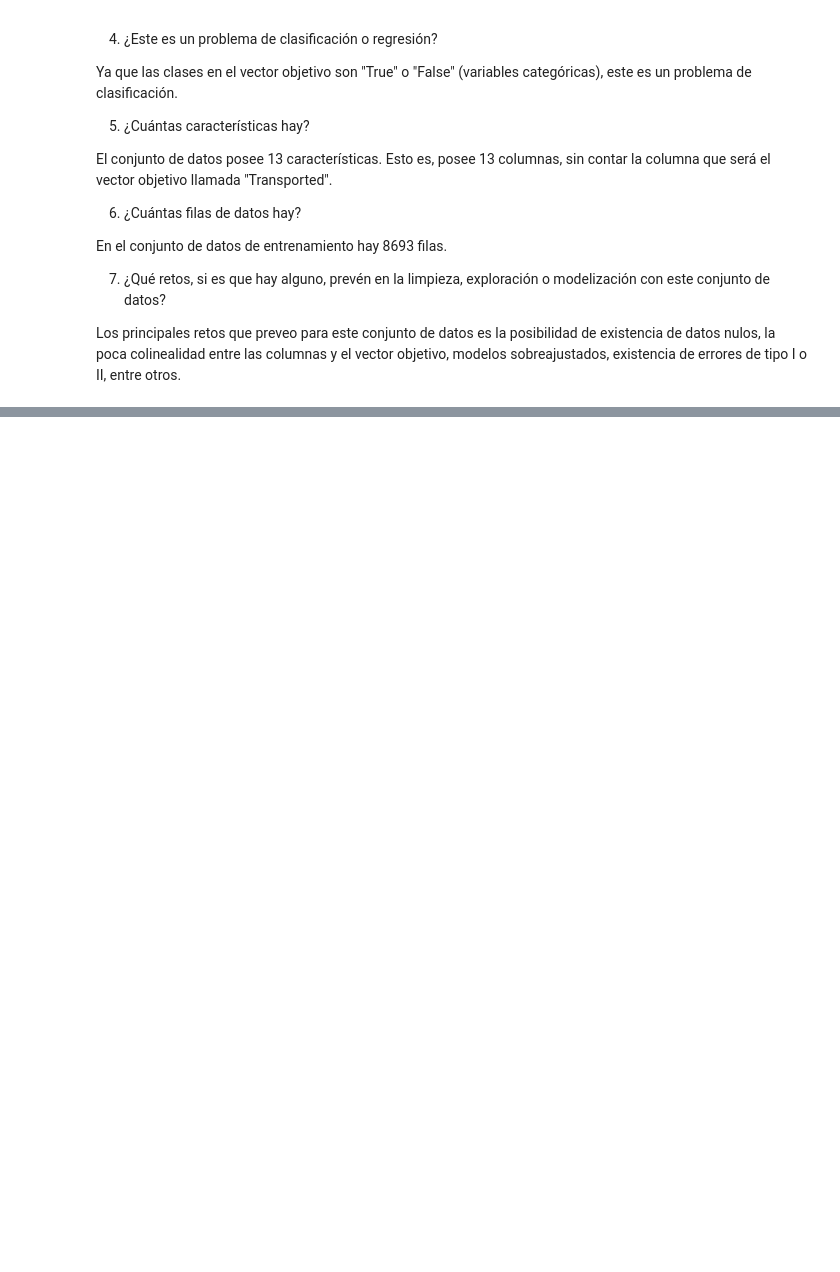
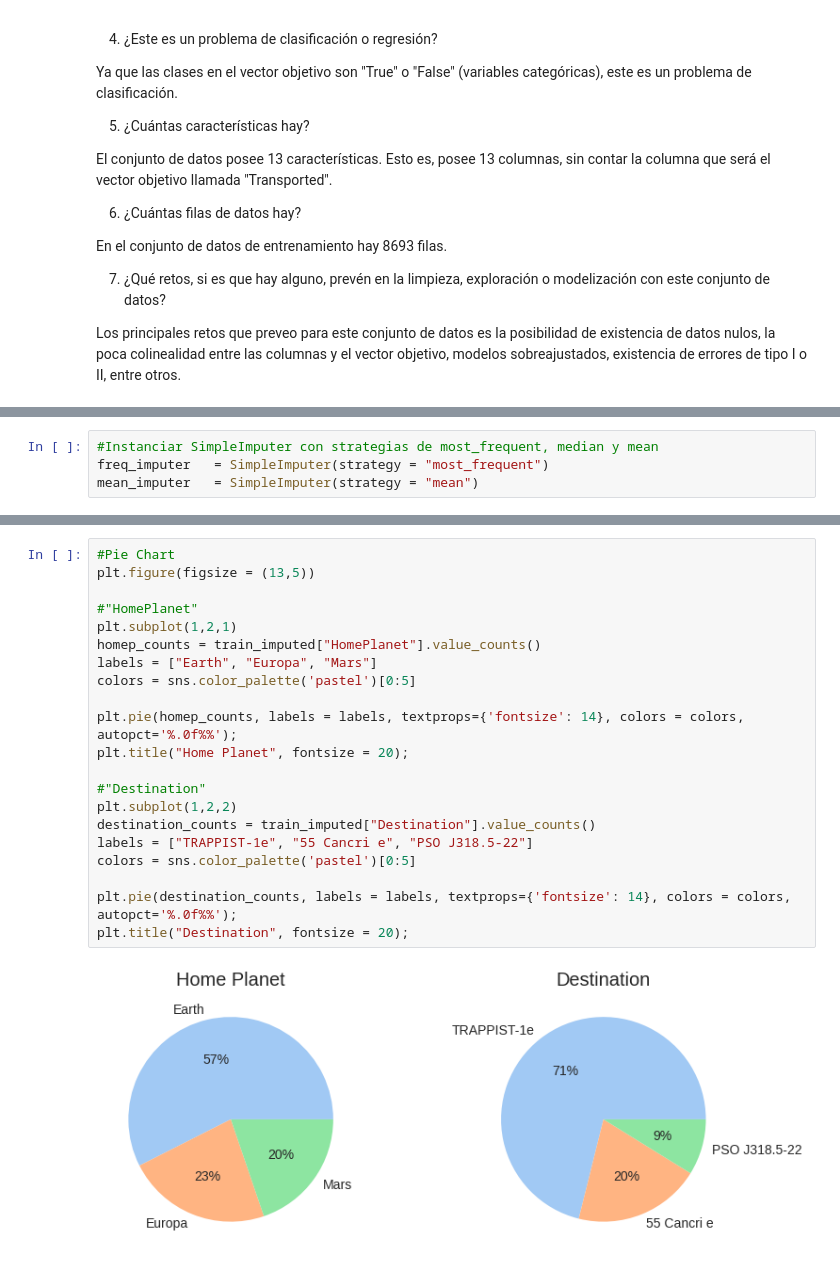
Before and after one commit to Katerine-Chanci-Echeverri/Project-2---Spaceship-Titanic, a Jupyter notebook: Proyecto2_Spaceship_Titanic.ipynb, the cells around one changed output, grey strips where cells are left out. Cells and saved outputs as stored; diff of their text form; blank space fills up the shorter version.

```diff
--- a/Proyecto2_Spaceship_Titanic.ipynb
+++ b/Proyecto2_Spaceship_Titanic.ipynb
@@ -141,0 +291,4 @@ Los principales retos que preveo para este conjunto de datos es la posibilidad d
+# %%
+#Instanciar SimpleImputer con strategias de most_frequent, median y mean
+freq_imputer   = SimpleImputer(strategy = "most_frequent")
+mean_imputer   = SimpleImputer(strategy = "mean")
@@ -141,0 +610,23 @@ Los principales retos que preveo para este conjunto de datos es la posibilidad d
+# %%
+#Pie Chart
+plt.figure(figsize = (13,5))
+
+#"HomePlanet"
+plt.subplot(1,2,1)
+homep_counts = train_imputed["HomePlanet"].value_counts()
+labels = ["Earth", "Europa", "Mars"]
+colors = sns.color_palette('pastel')[0:5]
+
+plt.pie(homep_counts, labels = labels, textprops={'fontsize': 14}, colors = colors, autopct='%.0f%%');
+plt.title("Home Planet", fontsize = 20);
+
+#"Destination"
+plt.subplot(1,2,2)
+destination_counts = train_imputed["Destination"].value_counts()
+labels = ["TRAPPIST-1e", "55 Cancri e", "PSO J318.5-22"]
+colors = sns.color_palette('pastel')[0:5]
+
+plt.pie(destination_counts, labels = labels, textprops={'fontsize': 14}, colors = colors, autopct='%.0f%%');
+plt.title("Destination", fontsize = 20);
+# %% [output]
+[figure, added]
```
Also changed, not shown: parts of 54 cells of this notebook.
